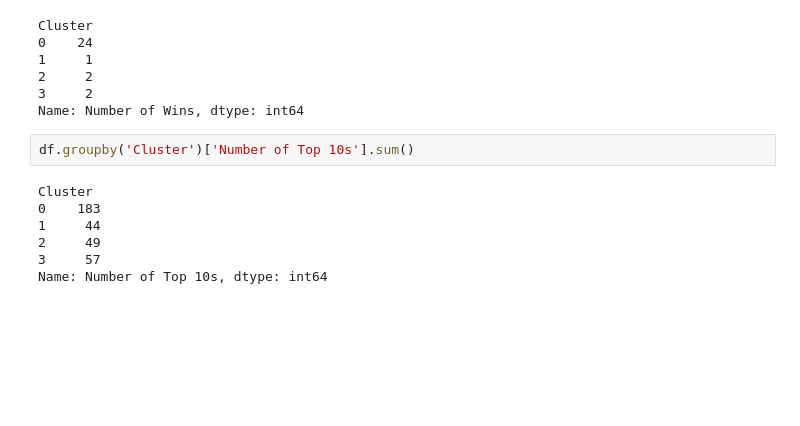
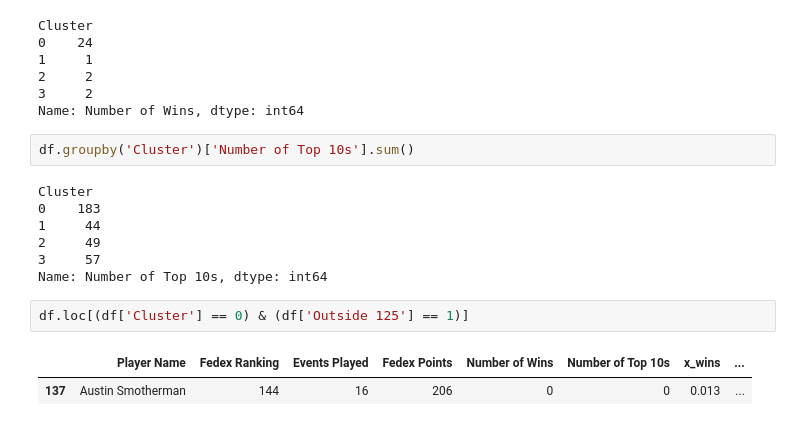
Before and after one commit to eimhincullen/UCDAPA_eimhincullen, a Jupyter notebook: UCDProjectV1.ipynb, the cells around one changed output. Saved outputs shown, nothing was run; the diff lists cells and outputs as text; blank space fills up the shorter version.

```diff
--- a/UCDProjectV1.ipynb
+++ b/UCDProjectV1.ipynb
@@ -428,3 +448,8 @@ Cluster
 2     49
 3     57
 Name: Number of Top 10s, dtype: int64
+# %%
+df.loc[(df['Cluster'] == 0) & (df['Outside 125'] == 1)]
+# %% [output]
+|  | Player Name | Fedex Ranking | Events Played | Fedex Points | Number of Wins | Number of Top 10s | x_wins | ... |
+| 137 | Austin Smotherman | 144 | 16 | 206 | 0 | 0 | 0.013 | ... |
```
Also changed, not shown: parts of 14 cells of this notebook.
